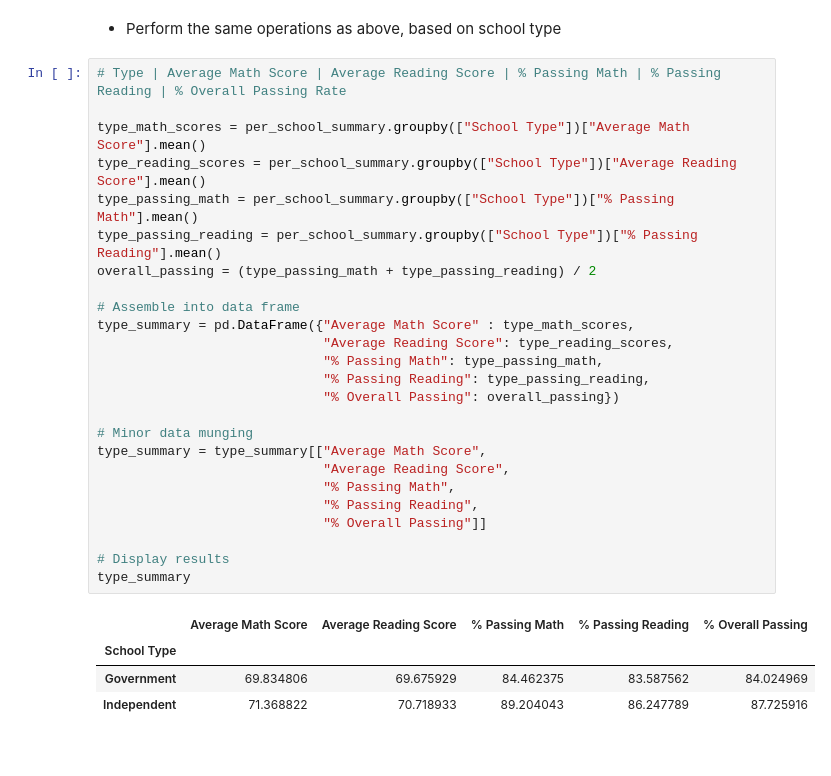
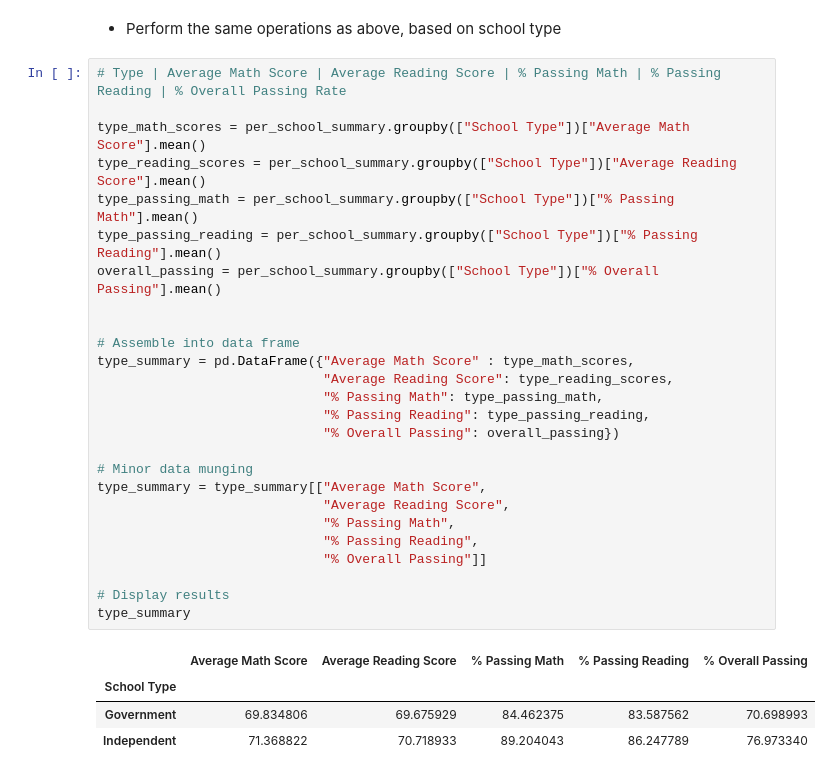
Before and after one commit to simon2383/Pandas-Challenge, a Jupyter notebook: PyCitySchools_starter.ipynb, the cells around one changed output. Cells and saved outputs as stored; diff of their text form.

```diff
--- a/PyCitySchools_starter.ipynb
+++ b/PyCitySchools_starter.ipynb
@@ -385,30 +393,31 @@ size_summary
 # %%
 # Type | Average Math Score | Average Reading Score | % Passing Math | % Passing Reading | % Overall Passing Rate
 
 type_math_scores = per_school_summary.groupby(["School Type"])["Average Math Score"].mean()
 type_reading_scores = per_school_summary.groupby(["School Type"])["Average Reading Score"].mean()
 type_passing_math = per_school_summary.groupby(["School Type"])["% Passing Math"].mean()
 type_passing_reading = per_school_summary.groupby(["School Type"])["% Passing Reading"].mean()
-overall_passing = (type_passing_math + type_passing_reading) / 2
+overall_passing = per_school_summary.groupby(["School Type"])["% Overall Passing"].mean()
+
 
 # Assemble into data frame
 type_summary = pd.DataFrame({"Average Math Score" : type_math_scores,
                              "Average Reading Score": type_reading_scores,
                              "% Passing Math": type_passing_math,
                              "% Passing Reading": type_passing_reading,
                              "% Overall Passing": overall_passing})
 
 # Minor data munging
 type_summary = type_summary[["Average Math Score",
                              "Average Reading Score",
                              "% Passing Math",
                              "% Passing Reading",
                              "% Overall Passing"]]
 
 # Display results
 type_summary
 # %% [output]
 |  | Average Math Score | Average Reading Score | % Passing Math | % Passing Reading | % Overall Passing |
 | School Type |  |  |  |  |  |
-| Government | 69.834806 | 69.675929 | 84.462375 | 83.587562 | 84.024969 |
-| Independent | 71.368822 | 70.718933 | 89.204043 | 86.247789 | 87.725916 |
+| Government | 69.834806 | 69.675929 | 84.462375 | 83.587562 | 70.698993 |
+| Independent | 71.368822 | 70.718933 | 89.204043 | 86.247789 | 76.973340 |
```
Also changed, not shown: parts of 2 cells of this notebook.
